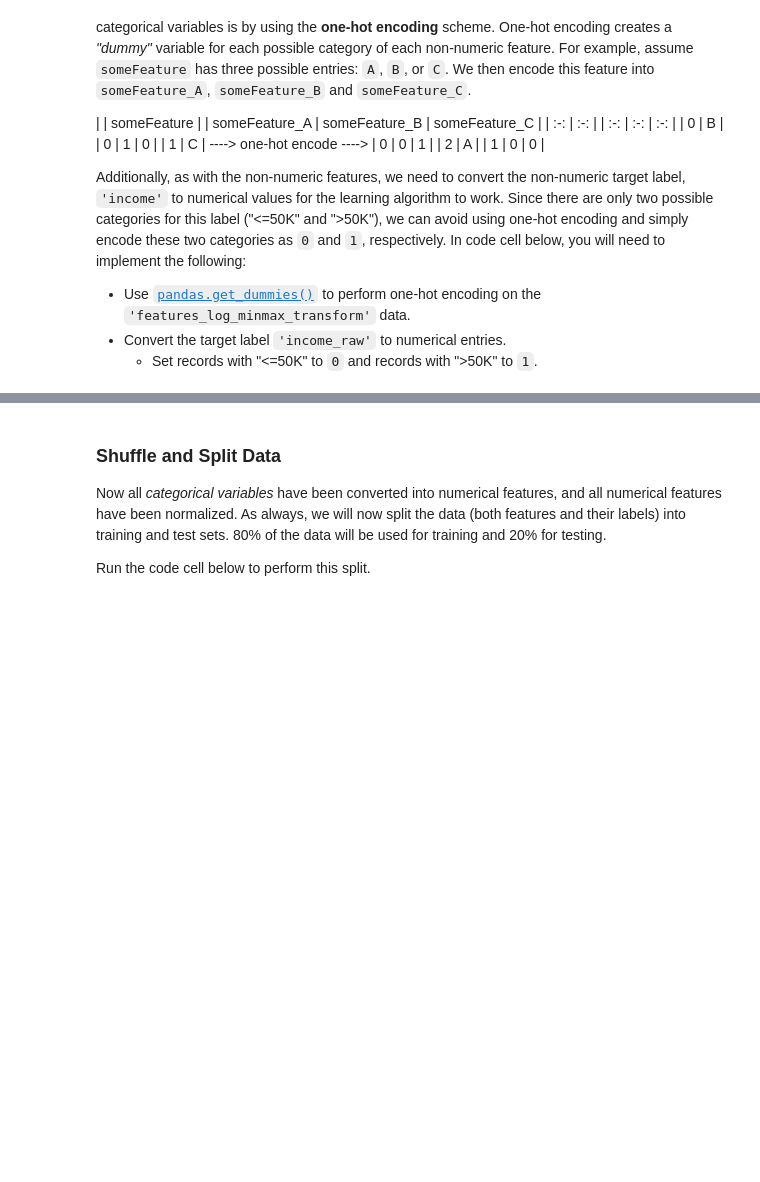
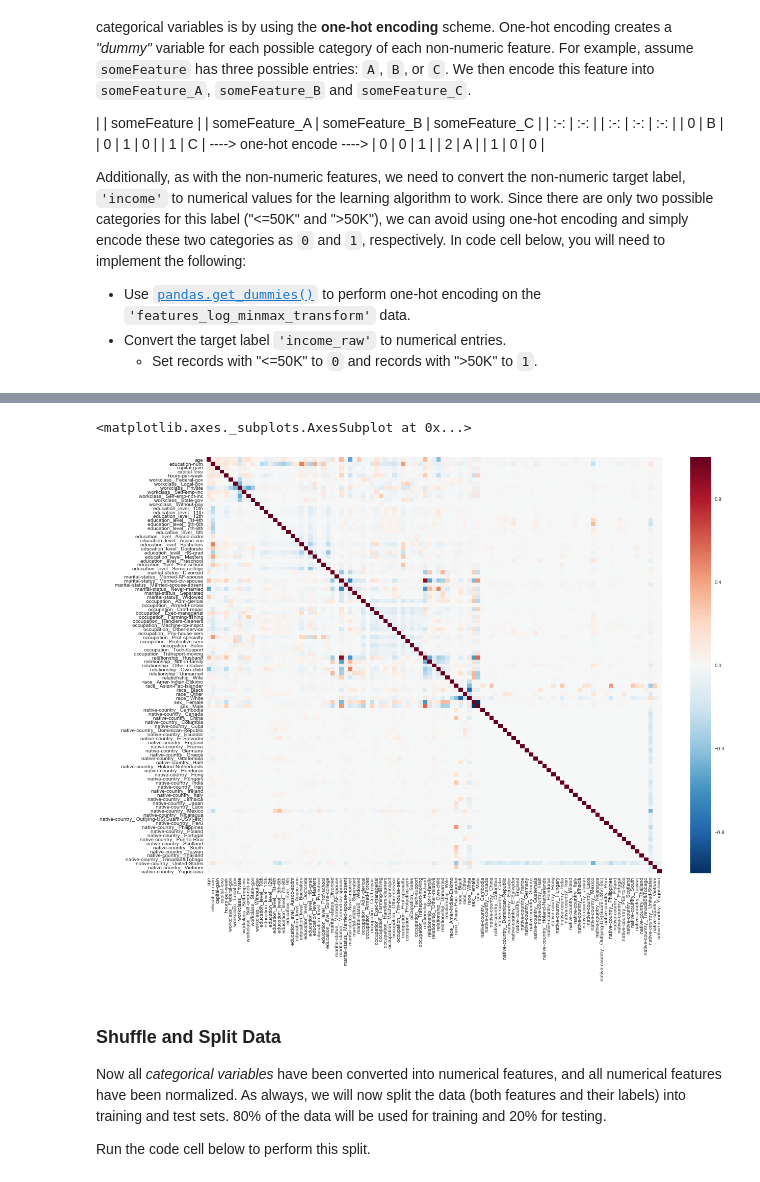
Before and after one commit to hsherwoodcoombs/Machine-Learning, a Jupyter notebook: projects/finding_donors/finding_donors.ipynb, the cells around one changed output, grey strips where cells are left out. Saved outputs shown, nothing was run; the diff lists cells and outputs as text; code cells hidden in the pictures; blank space fills up the shorter version.

Commit message:
update charts

```diff
--- a/projects/finding_donors/finding_donors.ipynb
+++ b/projects/finding_donors/finding_donors.ipynb
@@ -216,3 +229,12 @@ print "{} total features after one-hot encoding.".format(len(encoded))
+# %%
+from matplotlib import pyplot as plt
+
+cm_preprocess = features_final.corr(method='pearson')
+plt.subplots(figsize=(20,15))
+sns.heatmap(cm_preprocess)
+# %% [output]
+<matplotlib.axes._subplots.AxesSubplot at 0x...>
+[figure, added]
 # %% [markdown]
 ### Shuffle and Split Data
 Now all _categorical variables_ have been converted into numerical features, and all numerical features have been normalized. As always, we will now split the data (both features and their labels) into training and test sets. 80% of the data will be used for training and 20% for testing.
```
Also changed, not shown: parts of 10 cells of this notebook.
